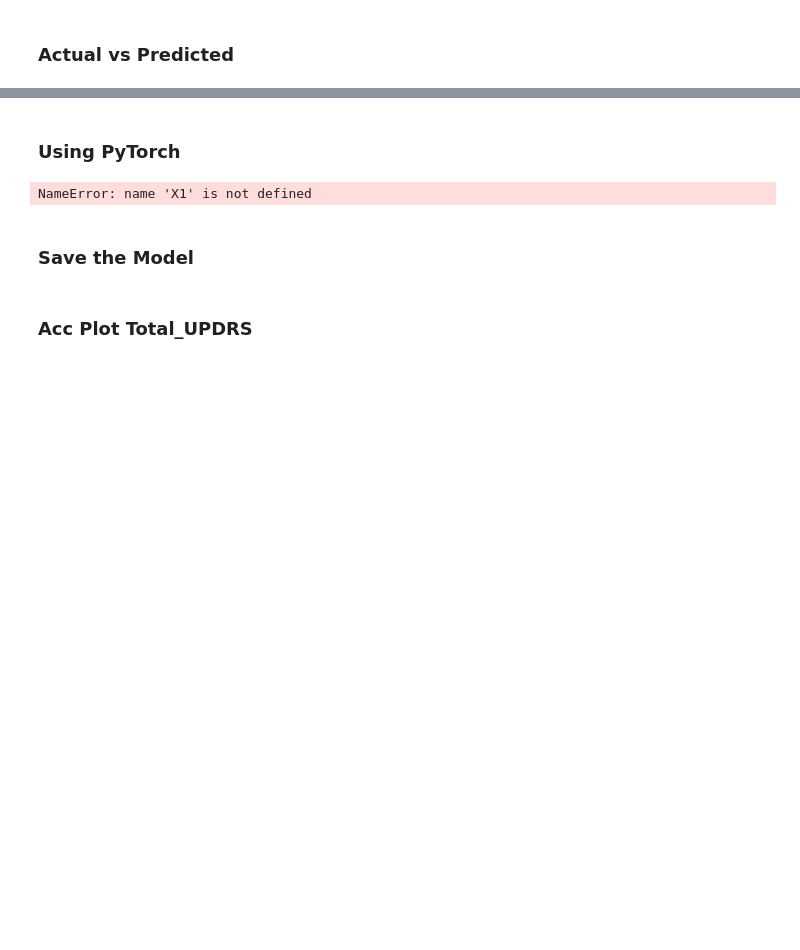
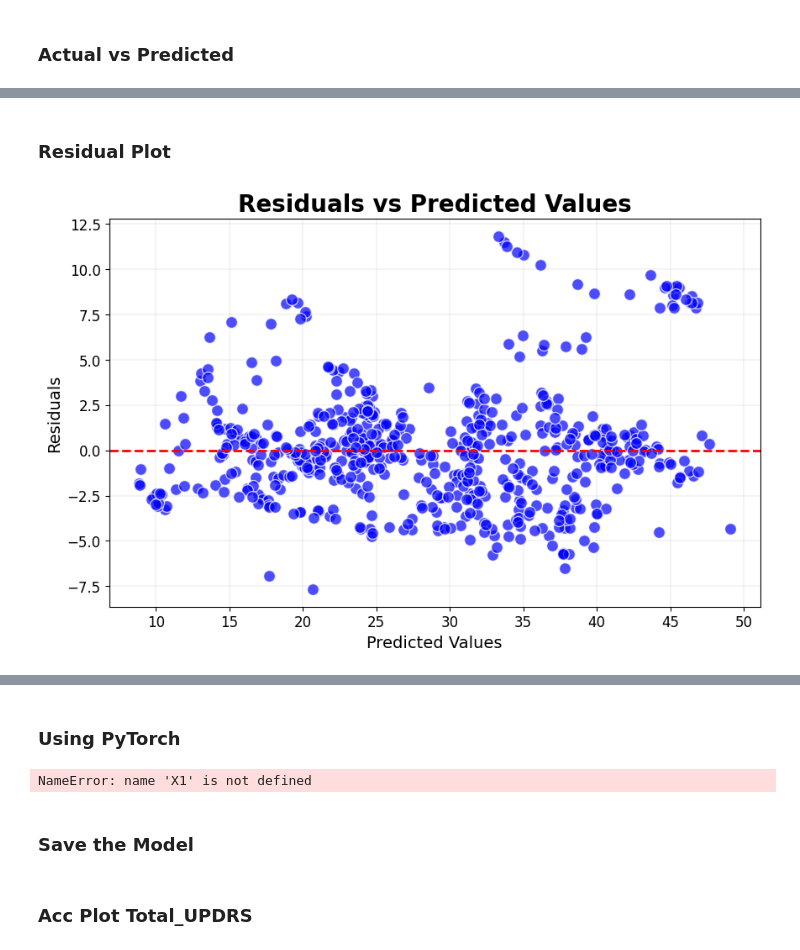
Before and after one commit to Samaresh-16/Parkinson_deepLearning, a Jupyter notebook: Codes/UPDRS.ipynb, the cells around one changed output, grey strips where cells are left out. Cells and saved outputs as stored; diff of their text form; code cells hidden in the pictures; blank space fills up the shorter version.

```diff
--- a/Codes/UPDRS.ipynb
+++ b/Codes/UPDRS.ipynb
@@ -368,0 +392,37 @@ plt.show()
+# %% [markdown]
+<h3><b>Residual Plot
+# %%
+import matplotlib.pyplot as plt
+
+# Compute residuals
+residuals = []
+outputs_test_list = []
+for i in range(len(targets_test_np)):
+    residuals.append(targets_test_np[i] - outputs_test_np[i][0])
+    outputs_test_list.append(outputs_test_np[i][0])
+
+# Create a new figure
+plt.figure(figsize=(10, 6))
+
+# Create a scatter plot of the predicted values vs residuals
+plt.scatter(outputs_test_list, residuals, color='blue', edgecolor='white', s=100, alpha=0.7)
+
+# Add a horizontal line at y = 0
+plt.axhline(y=0, color='red', linestyle='--', linewidth=2)
+
+# Add title and labels for the axes
+plt.title('Residuals vs Predicted Values', fontsize=20, fontweight='bold')
+plt.xlabel('Predicted Values', fontsize=14)
+plt.ylabel('Residuals', fontsize=14)
+
+# Increase tick size
+plt.xticks(fontsize=12)
+plt.yticks(fontsize=12)
+
+# Add grid
+plt.grid(color='grey', linestyle='-', linewidth=0.25, alpha=0.5)
+
+# Show the plot
+plt.show()
+# %% [output]
+[figure, added]
```
Also changed, not shown: parts of 6 cells of this notebook, 3 other files.
